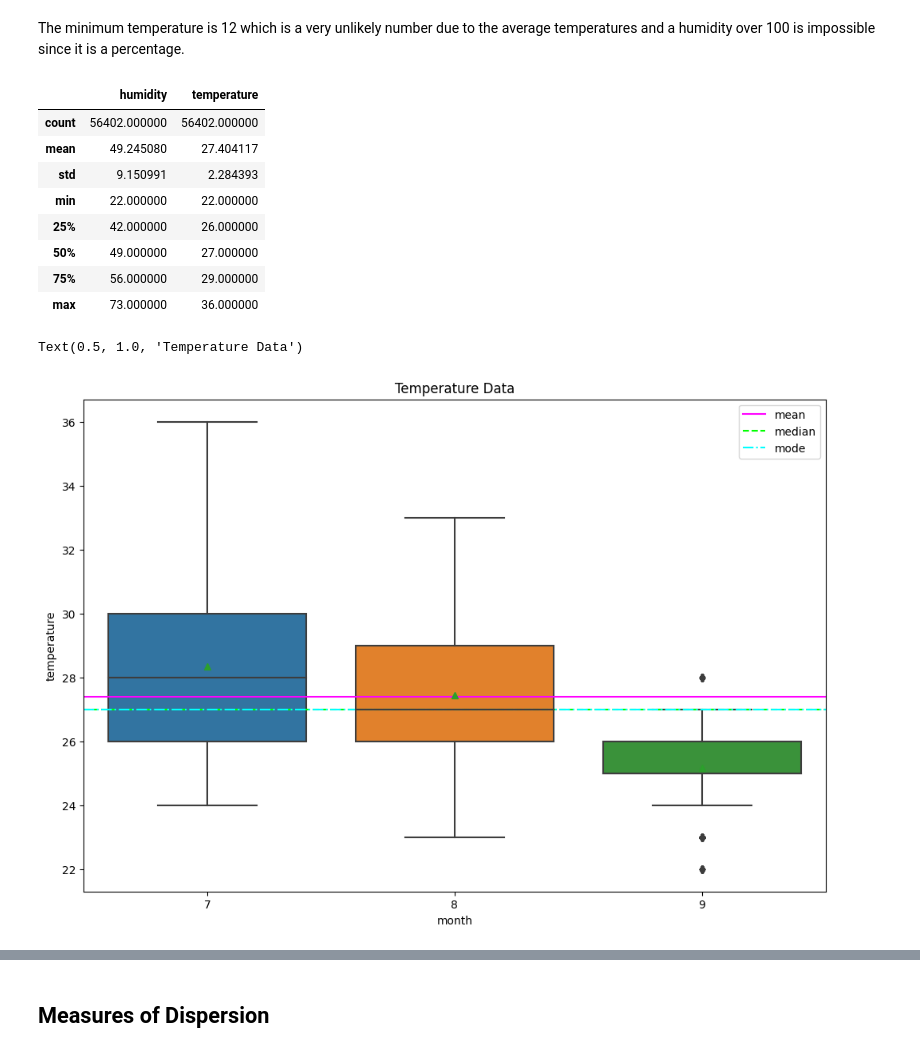
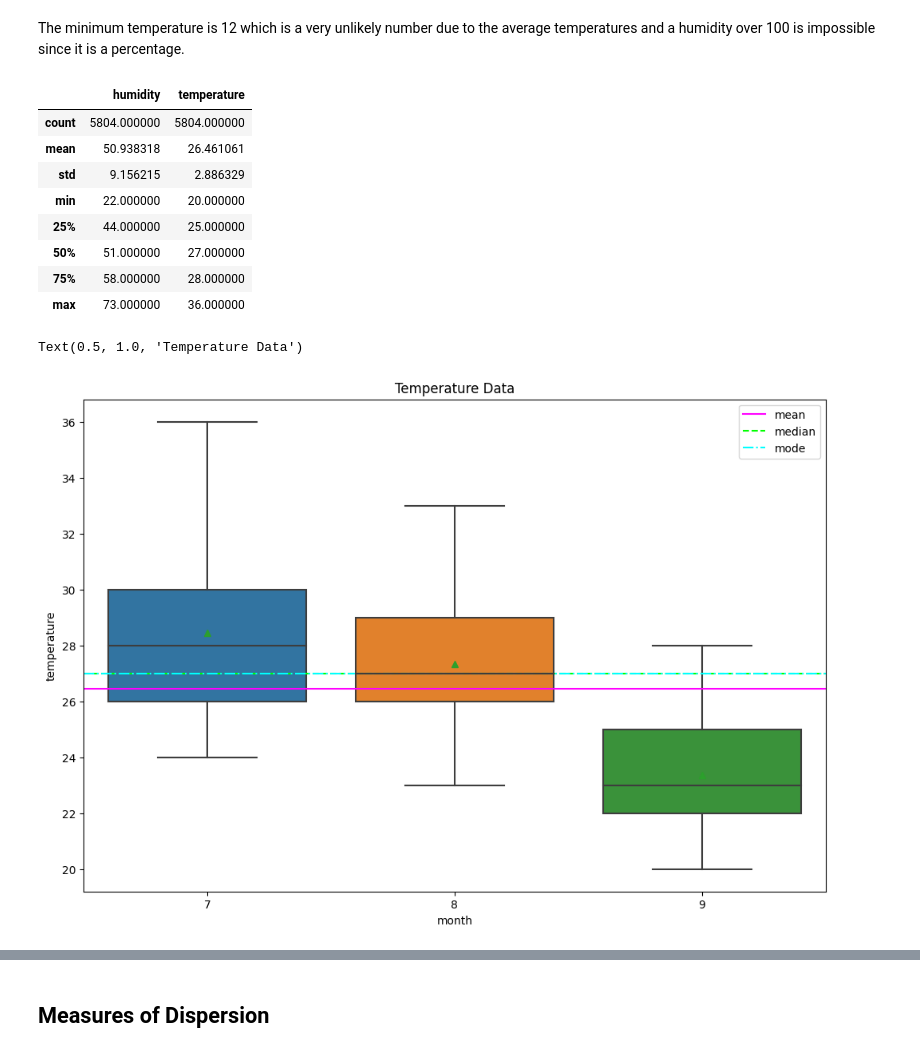
Before and after one commit to stephenjera/Kaggle-Projects, a Jupyter notebook: Temperature_Humidity_Dataset/temperature_data.ipynb, the cells around one changed output, grey strips where cells are left out. Saved outputs shown, nothing was run; the diff lists cells and outputs as text; code cells hidden in the pictures.

```diff
--- a/Temperature_Humidity_Dataset/temperature_data.ipynb
+++ b/Temperature_Humidity_Dataset/temperature_data.ipynb
@@ -112,0 +237,6 @@ df_temperature_data.head()
+# %%
+# Move position of date_rounded
+df_temp = df_temperature_data["date_rounded"]
+df_temperature_data.drop(["date_rounded"], inplace=True, axis=1)
+df_temperature_data.insert(1, "date_rounded", df_temp)
+df_temperature_data.head()
@@ -112,0 +250,5 @@ df_temperature_data.head()
+# %%
+df_combined_data = df_temperature_data.merge(
+    data, left_on="date_rounded", right_on="time", how="left"
+)
+df_combined_data.head()
@@ -145 +309,27 @@ humidity       0
 dtype: int64
+# %%
+# These are all NaN drop columns
+df_combined_data.drop(["snow", "tsun"], inplace=True, axis=1)
+# %%
+# remove null vaules
+df_combined_data = df_combined_data[
+    [
+        "date",
+        "date_rounded",
+        "year",
+        "month",
+        "day",
+        "time",
+        "temperature",
+        "humidity",
+        "temp",
+        "dwpt",
+        "rhum",
+        "prcp",
+        "wdir",
+        "wspd",
+        "wpgt",
+        "pres",
+        "coco",
+    ]
+].dropna()
@@ -241,23 +473,23 @@ The minimum temperature is 12 which is a very unlikely number due to the average
 # %%
 # Returns some summary stats such as count,
 # mean, std, min, max and data types
-display(df_temperature_data[["humidity", "temperature"]].describe())
-# df_temperature_data.describe(include=object)
+display(df_combined_data[["humidity", "temperature"]].describe())
+# df_combined_data.describe(include=object)
 # %% [output]
 |  | humidity | temperature |
-| count | 56402.000000 | 56402.000000 |
-| mean | 49.245080 | 27.404117 |
-| std | 9.150991 | 2.284393 |
-| min | 22.000000 | 22.000000 |
-| 25% | 42.000000 | 26.000000 |
-| 50% | 49.000000 | 27.000000 |
-| 75% | 56.000000 | 29.000000 |
+| count | 5804.000000 | 5804.000000 |
+| mean | 50.938318 | 26.461061 |
+| std | 9.156215 | 2.886329 |
+| min | 22.000000 | 20.000000 |
+| 25% | 44.000000 | 25.000000 |
+| 50% | 51.000000 | 27.000000 |
+| 75% | 58.000000 | 28.000000 |
 | max | 73.000000 | 36.000000 |
 # %%
 # Plot box plots for temperature over the months
 plt.figure(figsize=(12, 8))
 
-sns.boxplot(data=df_temperature_data, x="month", y="temperature", showmeans=True)
+sns.boxplot(data=df_combined_data, x="month", y="temperature", showmeans=True)
 
 plt.axhline(y=temp_mean, color="magenta", linestyle="solid", label="mean")
 plt.axhline(y=temp_med, color="lime", linestyle="dashed", label="median")
@@ -267,7 +499,7 @@ plt.legend()
 plt.title("Temperature Data")
 # %% [output]
 Text(0.5, 1.0, 'Temperature Data')
-[figure, old version]
+[figure, new version]
 # %%
 # Plot box plots for humidity over the months
 plt.figure(figsize=(12, 8))
```
Also changed, not shown: parts of 59 cells of this notebook.
